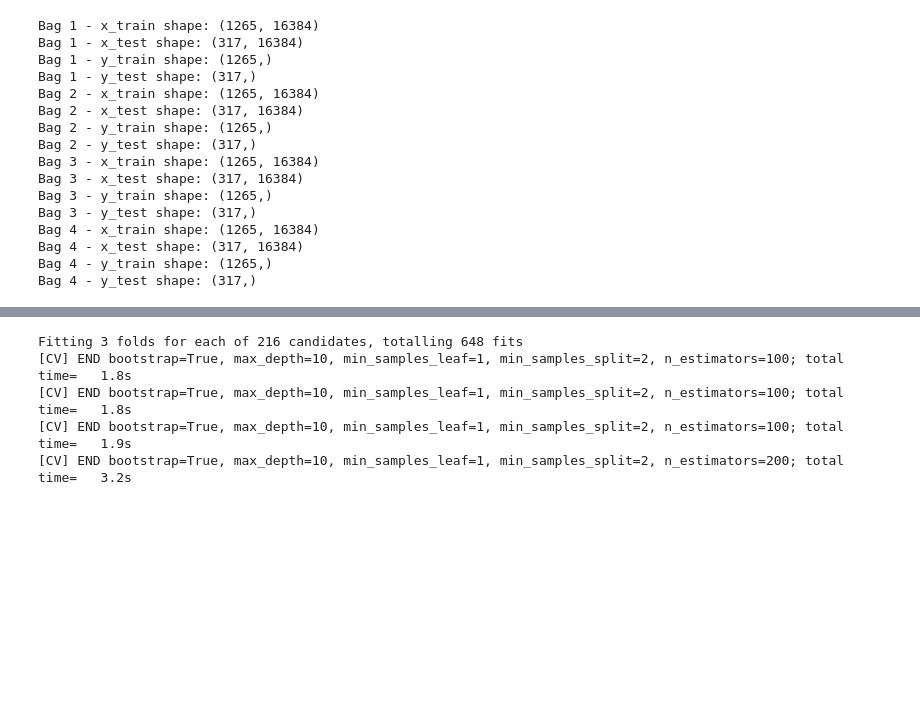
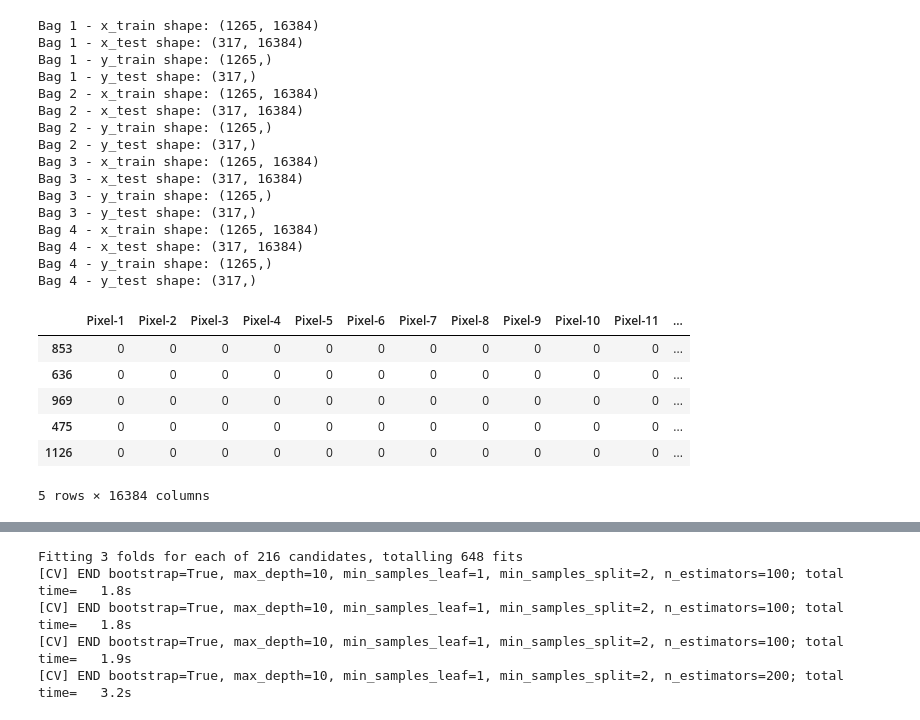
Before and after one commit to negativenagesh/Arecaverse, a Jupyter notebook: EDA/eda.ipynb, the cells around one changed output, grey strips where cells are left out. Saved outputs shown, nothing was run; the diff lists cells and outputs as text; code cells hidden in the pictures; blank space fills up the shorter version.

```diff
--- a/EDA/eda.ipynb
+++ b/EDA/eda.ipynb
@@ -210,11 +251,8 @@ x_train_scaled_df.shape
 # %%
-arecanut = pd.read_csv("arecanut.csv")
-
-def create_bagged_data(df, n_bags=4):
+def create_bagged_data(df, n_bags=5):
     bags = []
     for _ in range(n_bags):
-
-        bag = df.sample(frac=1, replace=True, random_state=42)
+        bag = df.sample(frac=1, replace=True, random_state=1)
 
         x = bag.drop(columns=['grade'])
         y = bag['grade']
@@ -235,7 +273,7 @@ def create_bagged_data(df, n_bags=4):
         })
     return bags
 
-bags = create_bagged_data(arecanut, n_bags=4)
+bags = create_bagged_data(data, n_bags=4)
 
 for i, bag in enumerate(bags):
     print(f"Bag {i+1} - x_train shape: {bag['x_train'].shape}")
@@ -259,3 +297,13 @@ Bag 4 - x_train shape: (1265, 16384)
 Bag 4 - x_test shape: (317, 16384)
 Bag 4 - y_train shape: (1265,)
 Bag 4 - y_test shape: (317,)
+# %%
+bags[0]['x_train'].head()
+# %% [output]
+|  | Pixel-1 | Pixel-2 | Pixel-3 | Pixel-4 | Pixel-5 | Pixel-6 | Pixel-7 | Pixel-8 | Pixel-9 | Pixel-10 | Pixel-11 | ... |
+| 853 | 0 | 0 | 0 | 0 | 0 | 0 | 0 | 0 | 0 | 0 | 0 | ... |
+| 636 | 0 | 0 | 0 | 0 | 0 | 0 | 0 | 0 | 0 | 0 | 0 | ... |
+| 969 | 0 | 0 | 0 | 0 | 0 | 0 | 0 | 0 | 0 | 0 | 0 | ... |
+| 475 | 0 | 0 | 0 | 0 | 0 | 0 | 0 | 0 | 0 | 0 | 0 | ... |
+| 1126 | 0 | 0 | 0 | 0 | 0 | 0 | 0 | 0 | 0 | 0 | 0 | ... |
+5 rows × 16384 columns
```
Also changed, not shown: parts of 14 cells of this notebook.
